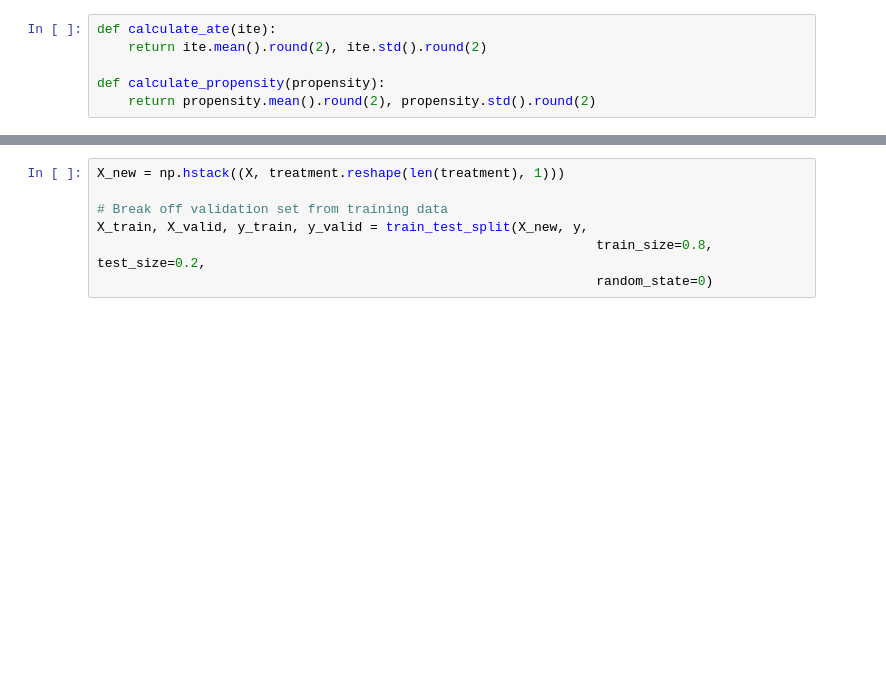
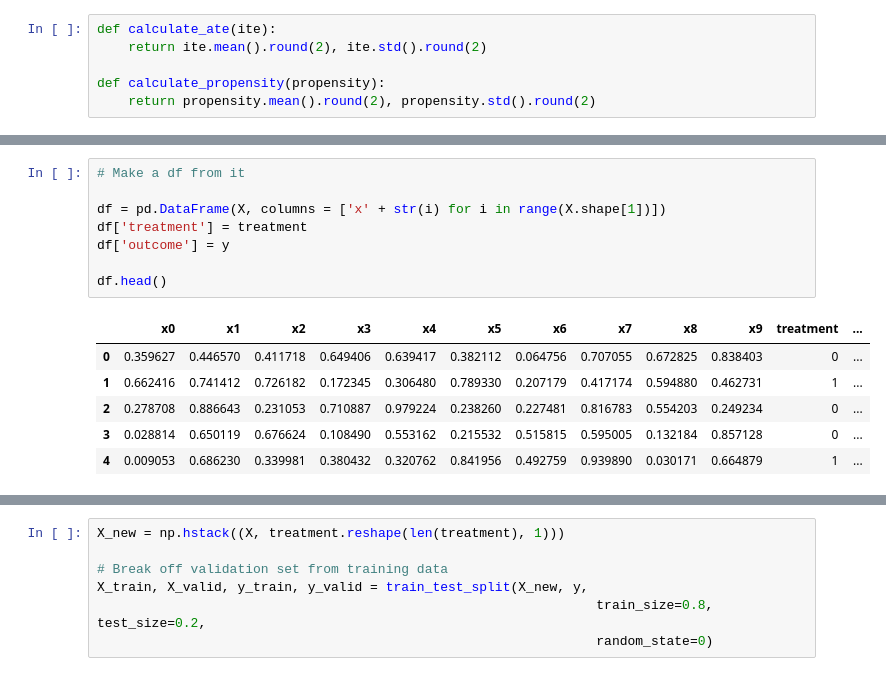
Before and after one commit to Pacmed/causal_inference, a Jupyter notebook: basic_pipeline.ipynb, the cells around one changed output, grey strips where cells are left out. Drawn from its saved outputs; the diff is of its cells as text; blank space fills up the shorter version.

```diff
--- a/basic_pipeline.ipynb
+++ b/basic_pipeline.ipynb
@@ -47 +49,16 @@ The true ATE of the generated data is 0.5 with standard deviation equal to 0.19
 The average propensity score value is equal to 0.52 with standard deviation equal to 0.3 .
+# %%
+# Make a df from it
+
+df = pd.DataFrame(X, columns = ['x' + str(i) for i in range(X.shape[1])])
+df['treatment'] = treatment
+df['outcome'] = y
+
+df.head()
+# %% [output]
+|  | x0 | x1 | x2 | x3 | x4 | x5 | x6 | x7 | x8 | x9 | treatment | ... |
+| 0 | 0.359627 | 0.446570 | 0.411718 | 0.649406 | 0.639417 | 0.382112 | 0.064756 | 0.707055 | 0.672825 | 0.838403 | 0 | ... |
+| 1 | 0.662416 | 0.741412 | 0.726182 | 0.172345 | 0.306480 | 0.789330 | 0.207179 | 0.417174 | 0.594880 | 0.462731 | 1 | ... |
+| 2 | 0.278708 | 0.886643 | 0.231053 | 0.710887 | 0.979224 | 0.238260 | 0.227481 | 0.816783 | 0.554203 | 0.249234 | 0 | ... |
+| 3 | 0.028814 | 0.650119 | 0.676624 | 0.108490 | 0.553162 | 0.215532 | 0.515815 | 0.595005 | 0.132184 | 0.857128 | 0 | ... |
+| 4 | 0.009053 | 0.686230 | 0.339981 | 0.380432 | 0.320762 | 0.841956 | 0.492759 | 0.939890 | 0.030171 | 0.664879 | 1 | ... |
```
Also changed, not shown: parts of 29 cells of this notebook, 4 other files.
